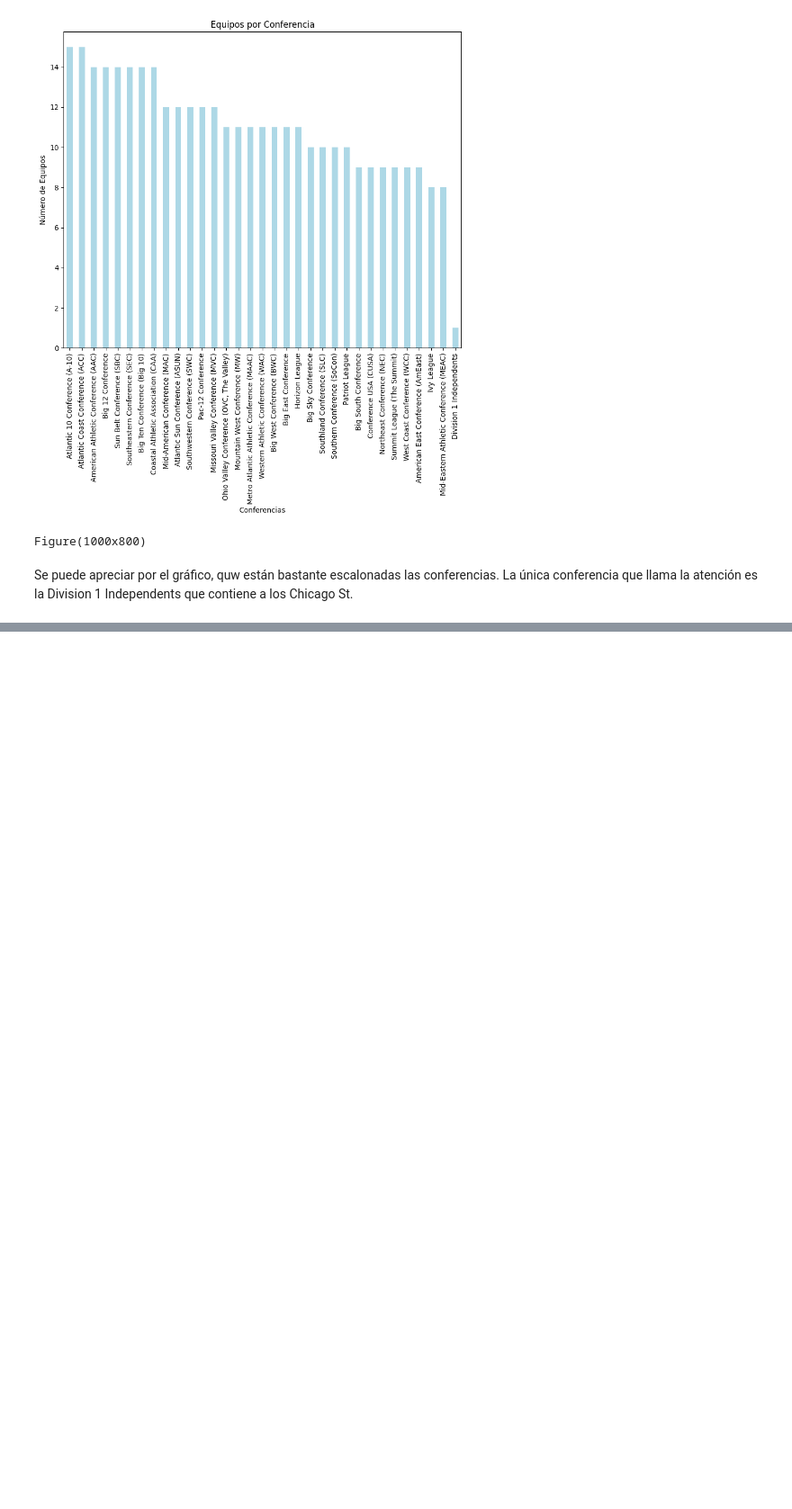
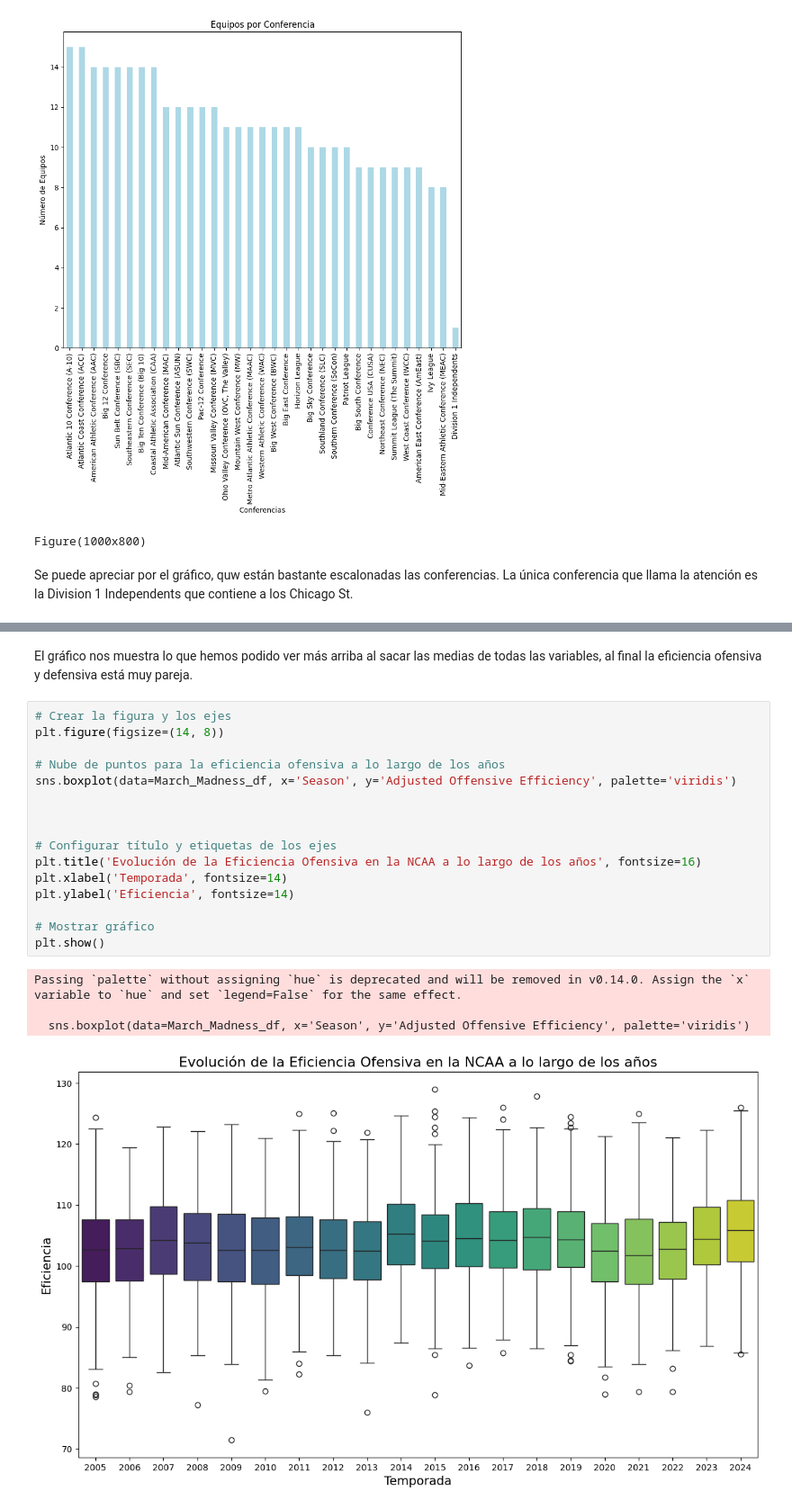
Before and after one commit to AlbertoVentura8/AnalisisDataset, a Jupyter notebook: MarchMad_Analisis.ipynb, the cells around one changed output, grey strips where cells are left out. Shown at 90% size. Drawn from its saved outputs; the diff is of its cells as text; blank space fills up the shorter version.

```diff
--- a/MarchMad_Analisis.ipynb
+++ b/MarchMad_Analisis.ipynb
@@ -260,0 +284,23 @@ plt.show()
+# %% [markdown]
+El gráfico nos muestra lo que hemos podido ver más arriba al sacar las medias de todas las variables, al final la eficiencia ofensiva y defensiva está muy pareja.
+# %%
+# Crear la figura y los ejes
+plt.figure(figsize=(14, 8))
+
+# Nube de puntos para la eficiencia ofensiva a lo largo de los años
+sns.boxplot(data=March_Madness_df, x='Season', y='Adjusted Offensive Efficiency', palette='viridis')
+
+
+
+# Configurar título y etiquetas de los ejes
+plt.title('Evolución de la Eficiencia Ofensiva en la NCAA a lo largo de los años', fontsize=16)
+plt.xlabel('Temporada', fontsize=14)
+plt.ylabel('Eficiencia', fontsize=14)
+
+# Mostrar gráfico
+plt.show()
+# %% [output]
+Passing `palette` without assigning `hue` is deprecated and will be removed in v0.14.0. Assign the `x` variable to `hue` and set `legend=False` for the same effect.
+
+  sns.boxplot(data=March_Madness_df, x='Season', y='Adjusted Offensive Efficiency', palette='viridis')
+[figure, added]
```
Also changed, not shown: parts of 5 cells of this notebook.
